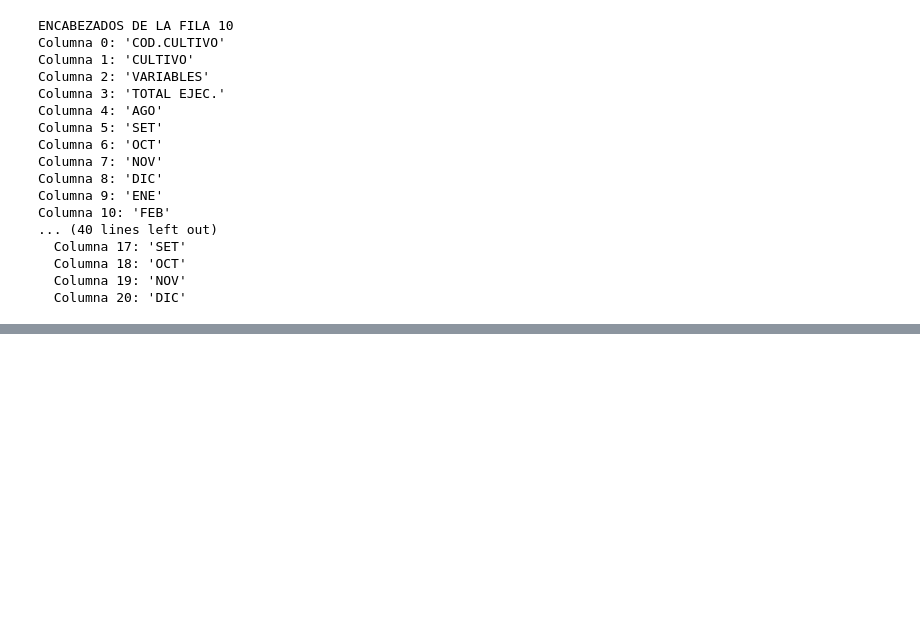
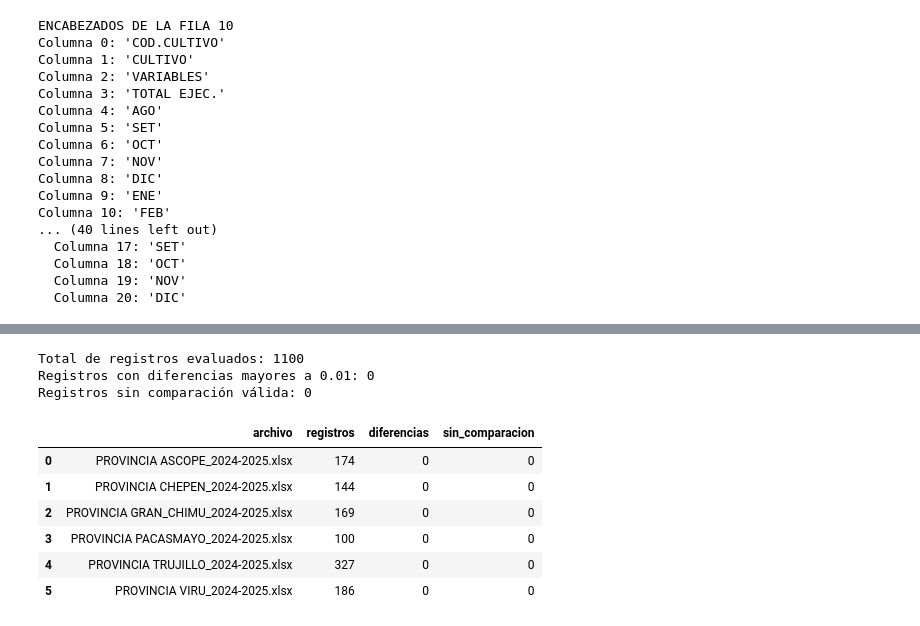
Before and after one commit to vfabrizio95-oss/G07-BigData-AnaliticaAgrocomercial-Danper, a Jupyter notebook: notebooks/01_pipeline_danper.ipynb, the cells around one changed output, grey strips where cells are left out. Saved outputs shown, nothing was run; the diff lists cells and outputs as text; code cells hidden in the pictures; blank space fills up the shorter version.

```diff
--- a/notebooks/01_pipeline_danper.ipynb
+++ b/notebooks/01_pipeline_danper.ipynb
@@ -148,0 +388,80 @@ Columna 10: 'FEB'
+# %%
+# Validación de producción en todos los Excel provinciales
+
+resultados_globales = []
+
+for archivo in archivos:
+    excel = pd.ExcelFile(archivo)
+
+    for hoja in excel.sheet_names:
+        df = pd.read_excel(
+            archivo,
+            sheet_name=hoja,
+            header=None
+        )
+
+        for i in range(11, len(df)):
+
+            variable = str(df.iloc[i, 2]).strip().lower()
+
+            if variable.startswith(("produccion", "producción")):
+
+                total = pd.to_numeric(
+                    df.iloc[i, 3],
+                    errors="coerce"
+                )
+
+                meses = pd.to_numeric(
+                    df.iloc[i, 9:21],
+                    errors="coerce"
+                )
+
+                suma = meses.sum(min_count=1)
+
+                diferencia = (
+                    abs(total - suma)
+                    if pd.notna(total) and pd.notna(suma)
+                    else None
+                )
+
+                resultados_globales.append({
+                    "archivo": archivo.name,
+                    "hoja": hoja,
+                    "fila_excel": i + 1,
+                    "total": total,
+                    "suma_meses": suma,
+                    "diferencia": diferencia
+                })
+
+df_global = pd.DataFrame(resultados_globales)
+
+print("Total de registros evaluados:", len(df_global))
+
+print(
+    "Registros con diferencias mayores a 0.01:",
+    (df_global["diferencia"] > 0.01).sum()
+)
+
+print(
+    "Registros sin comparación válida:",
+    df_global["diferencia"].isna().sum()
+)
+
+display(
+    df_global.groupby("archivo").agg(
+        registros=("fila_excel", "count"),
+        diferencias=("diferencia", lambda x: (x > 0.01).sum()),
+        sin_comparacion=("diferencia", lambda x: x.isna().sum())
+    ).reset_index()
+)
+# %% [output]
+Total de registros evaluados: 1100
+Registros con diferencias mayores a 0.01: 0
+Registros sin comparación válida: 0
+|  | archivo | registros | diferencias | sin_comparacion |
+| 0 | PROVINCIA ASCOPE_2024-2025.xlsx | 174 | 0 | 0 |
+| 1 | PROVINCIA CHEPEN_2024-2025.xlsx | 144 | 0 | 0 |
+| 2 | PROVINCIA GRAN_CHIMU_2024-2025.xlsx | 169 | 0 | 0 |
+| 3 | PROVINCIA PACASMAYO_2024-2025.xlsx | 100 | 0 | 0 |
+| 4 | PROVINCIA TRUJILLO_2024-2025.xlsx | 327 | 0 | 0 |
+| 5 | PROVINCIA VIRU_2024-2025.xlsx | 186 | 0 | 0 |
```
Also changed, not shown: parts of 14 cells of this notebook, 2 other files.
